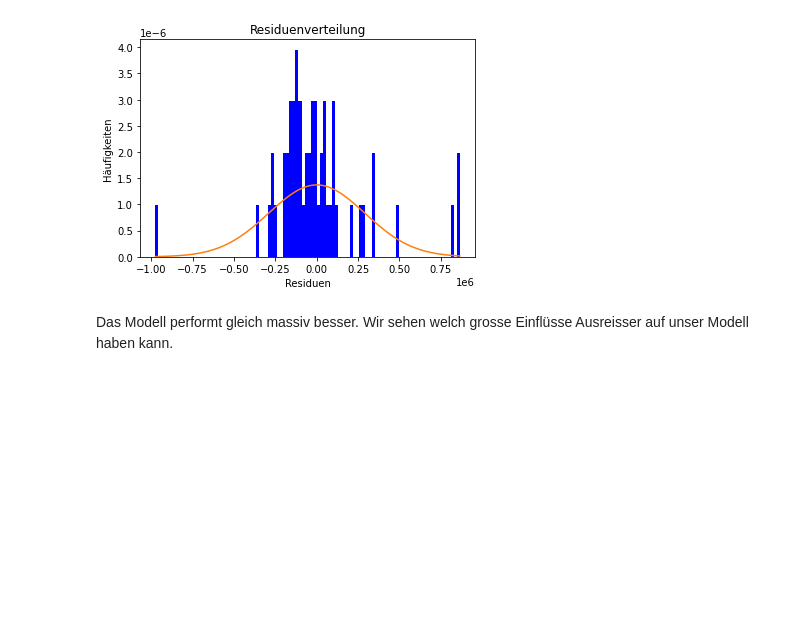
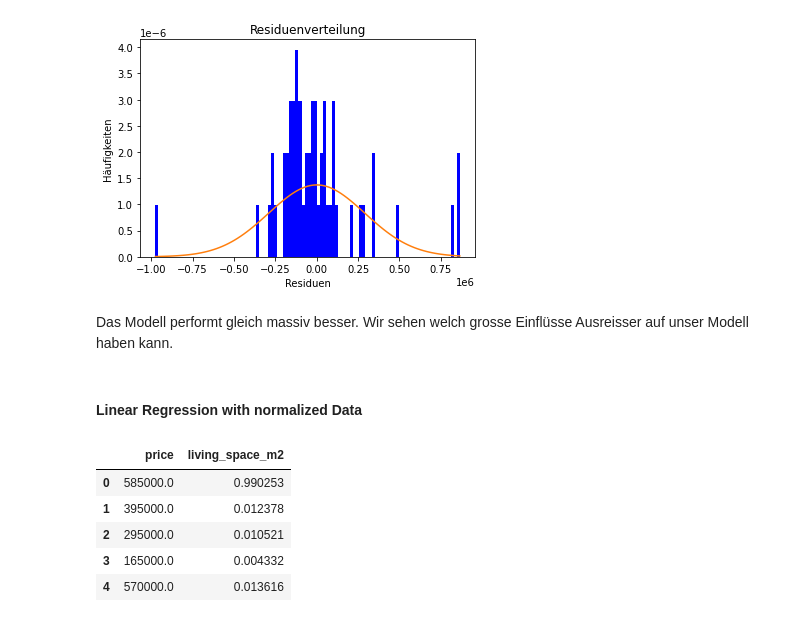
Before and after one commit to marvinvr/fhnw-cml1, a Jupyter notebook: linear_regression/linear_regression.ipynb, the cells around one changed output. Cells and saved outputs as stored; diff of their text form; code cells hidden in the pictures; blank space fills up the shorter version.

```diff
--- a/linear_regression/linear_regression.ipynb
+++ b/linear_regression/linear_regression.ipynb
@@ -181,3 +181,30 @@ R^2:  0.26715060657003564
 # %% [markdown]
 Das Modell performt gleich massiv besser.
 Wir sehen welch grosse Einflüsse Ausreisser auf unser Modell haben kann.
+# %% [markdown]
+#### Linear Regression with normalized Data
+# %%
+from sklearn import preprocessing
+#Dataframe mit allen Wohnungen
+df_rustico = by_type['type_rustico']
+
+# select price and living space from df_rustico and safe in a new dataframe
+y,x = df_rustico['price'].values, df_rustico['living_space_m2'].values
+
+#cleaning Data
+mask = ~pd.isna(x) & ~pd.isna(y)
+x = x[mask].reshape(-1,1)
+y = y[mask].reshape(-1,1)
+
+x_normalized = preprocessing.normalize(x, axis=0).reshape(-1,1)
+
+# create new dataframe with y as 'price' and x_normalized as 'living_space_m2'
+df_rustico_normalized = pd.DataFrame({'price': y.reshape(-1), 'living_space_m2': x_normalized.reshape(-1)})
+df_rustico_normalized.head(5)
+# %% [output]
+|  | price | living_space_m2 |
+| 0 | 585000.0 | 0.990253 |
+| 1 | 395000.0 | 0.012378 |
+| 2 | 295000.0 | 0.010521 |
+| 3 | 165000.0 | 0.004332 |
+| 4 | 570000.0 | 0.013616 |
```
Also changed, not shown: parts of 2 cells of this notebook.
